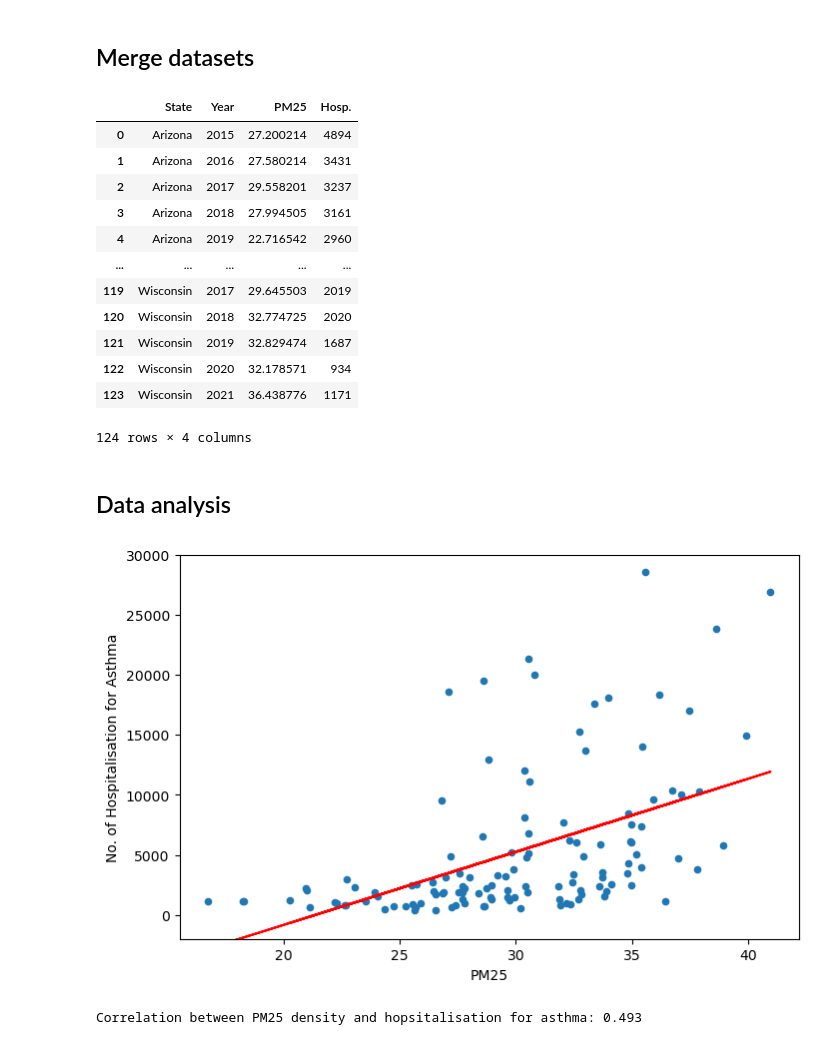
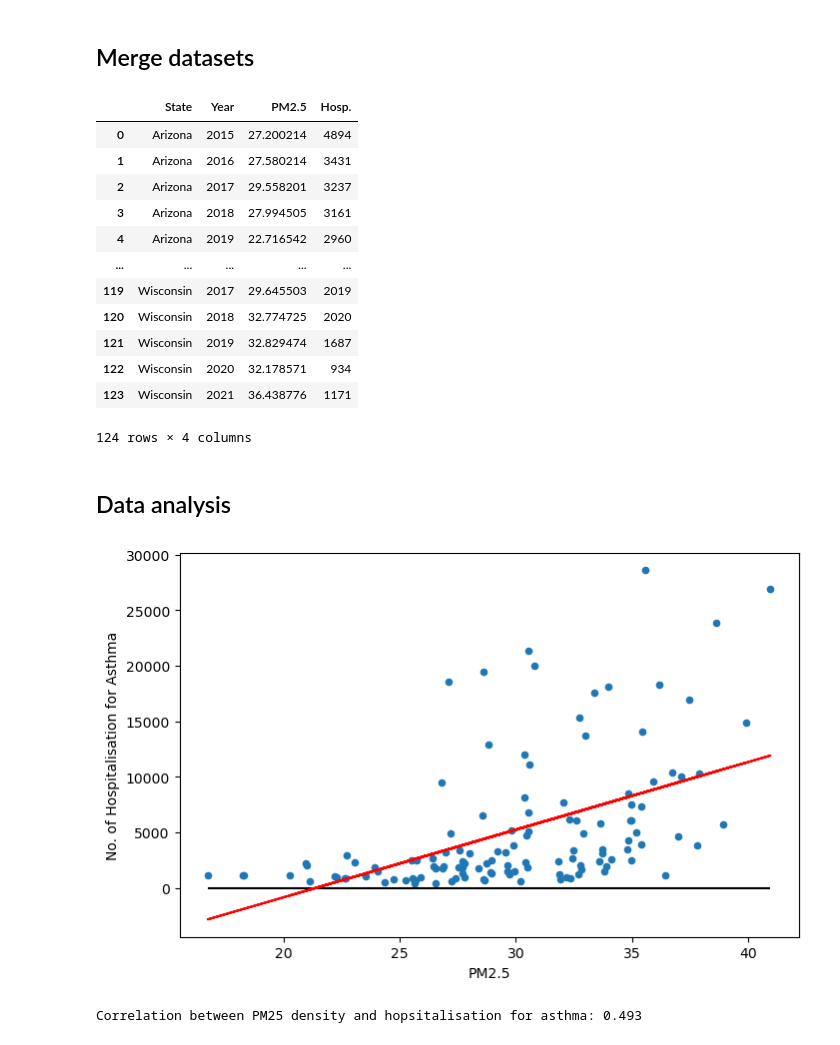
Before and after one commit to benoitchamot/AirQuality_and_Happiness, a Jupyter notebook: Analysis_AirQuality_and_Hospitalisations_in_US.ipynb, the cells around one changed output. Cells and saved outputs as stored; diff of their text form; code cells hidden in the pictures.

```diff
--- a/Analysis_AirQuality_and_Hospitalisations_in_US.ipynb
+++ b/Analysis_AirQuality_and_Hospitalisations_in_US.ipynb
@@ -9,5 +9,6 @@ from scipy import stats
 # %%
 airquality_csv = Path("Cleaned_Datasets/cleaned_airquality_usstates.csv")
 airquality_df = pd.read_csv(airquality_csv)
+airquality_df = airquality_df.rename(columns={'PM25': 'PM2.5'})
 airquality_df
 # %% [output]
@@ -55,7 +56,7 @@ hospital_df
 airqual_hospital_df = pd.merge(airquality_df, hospital_df, on=['State','Year'],how='inner')
 airqual_hospital_df
 # %% [output]
-|  | State | Year | PM25 | Hosp. |
+|  | State | Year | PM2.5 | Hosp. |
 | 0 | Arizona | 2015 | 27.200214 | 4894 |
 | 1 | Arizona | 2016 | 27.580214 | 3431 |
 | 2 | Arizona | 2017 | 29.558201 | 3237 |
@@ -71,22 +72,23 @@ airqual_hospital_df
 # %% [markdown]
 ## Data analysis
 # %%
-fig1 = airqual_hospital_df.plot.scatter('PM25','Hosp.', figsize=(8,5))
+fig1 = airqual_hospital_df.plot.scatter('PM2.5','Hosp.', figsize=(8,5))
 fig1.set_ylabel('No. of Hospitalisation for Asthma')
 
-fig1.set_ylim((-2000,30000))
+#fig1.set_ylim((-2000,30000))
 
-x_data = airqual_hospital_df['PM25']
+x_data = airqual_hospital_df['PM2.5']
 y_data = airqual_hospital_df['Hosp.']
 
+plt.hlines(0,min(x_data),max(x_data),colors='black')
 
 [slope, intercept, rvalue, pvalue, stdeve] = stats.linregress(x_data,y_data)
 y_reg = slope*x_data + intercept
 
 plt.plot(x_data,y_reg,'r')
 plt.show()
 
 print(f"Correlation between PM25 density and hopsitalisation for asthma: {rvalue:.3f}")
 # %% [output]
-[figure, old version]
+[figure, new version]
 Correlation between PM25 density and hopsitalisation for asthma: 0.493
```
Also changed, not shown: parts of 2 cells of this notebook, 2 other files.
